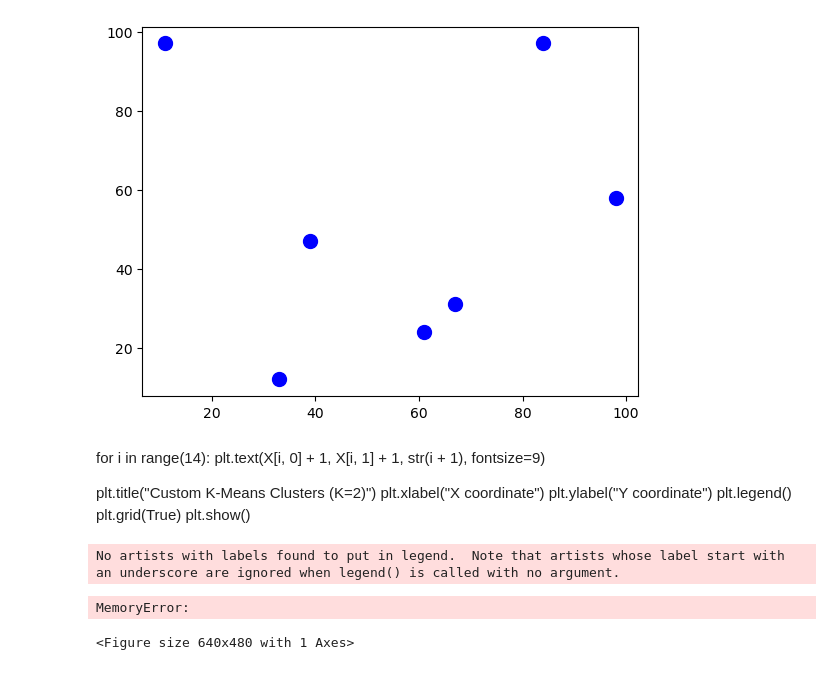
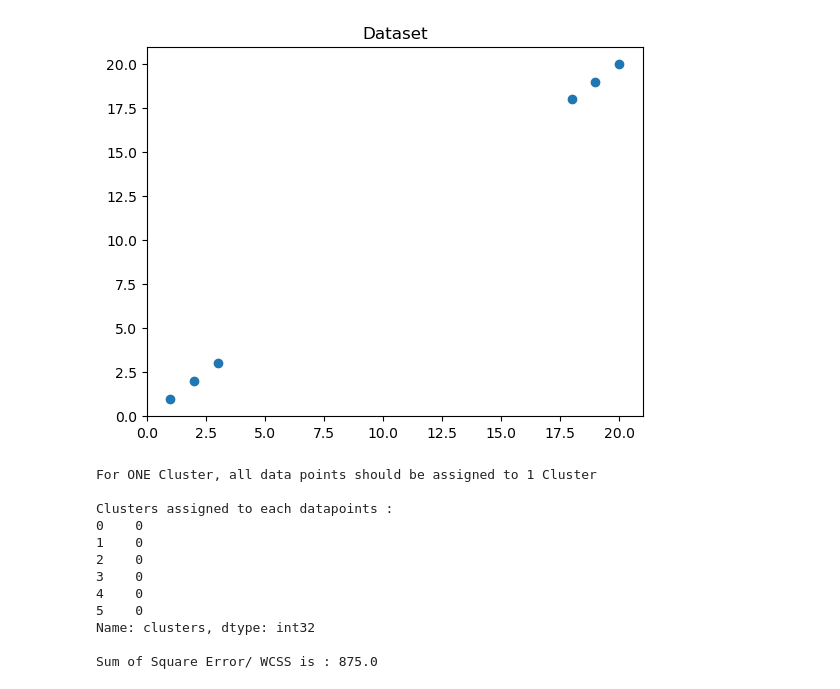
Before and after one commit to RameshBandari26/Machine_Learning_Lab, a Jupyter notebook: week10/cluster.ipynb, the cells around one changed output. Saved outputs shown, nothing was run; the diff lists cells and outputs as text; code cells hidden in the pictures.

```diff
--- a/week10/cluster.ipynb
+++ b/week10/cluster.ipynb
@@ -23,31 +0,0 @@ for i in cluster1_points:
-# %%
-
-# Cluster 2 - Blue
-for i in cluster2_points:
-    plt.scatter(X[i-1, 0], X[i-1, 1], c='blue', s=100, label='Cluster 2' if i == cluster2_points[0] else "")
-# %% [output]
-[figure, removed]
-# %% [markdown]
-for i in range(14):
-    plt.text(X[i, 0] + 1, X[i, 1] + 1, str(i + 1), fontsize=9)
-
-plt.title("Custom K-Means Clusters (K=2)")
-plt.xlabel("X coordinate")
-plt.ylabel("Y coordinate")
-plt.legend()
-plt.grid(True)
-plt.show()
-# %%
-for i in range(14):
-    plt.text(X[i, 0] + 1, X[i, 1] + 1, str(i + 1), fontsize=9)
-
-plt.title("Custom K-Means Clusters (K=2)")
-plt.xlabel("X coordinate")
-plt.ylabel("Y coordinate")
-plt.legend()
-plt.grid(True)
-plt.show()
-# %% [output]
-No artists with labels found to put in legend.  Note that artists whose label start with an underscore are ignored when legend() is called with no argument.
-MemoryError:
-<Figure size 640x480 with 1 Axes>
@@ -53,0 +15,37 @@ MemoryError:
+# %%
+# Lets take an small example
+
+x_axis = np.array([1,2,3,18,19,20])
+y_axis = np.array([1,2,3,18,19,20])
+
+data = pd.DataFrame({'x':x_axis, 'y':y_axis})
+
+plt.plot()
+plt.xlim([0,21])
+plt.ylim([0,21])
+plt.title('Dataset')
+plt.scatter(x_axis,y_axis)
+plt.show()
+# %% [output]
+[figure, added]
+# %%
+print('For ONE Cluster, all data points should be assigned to 1 Cluster\n')
+
+kmeans = KMeans(n_clusters = 1, max_iter = 100).fit(data)
+data['clusters'] = kmeans.labels_
+print('Clusters assigned to each datapoints :')
+print(data['clusters'])
+print('\nSum of Square Error/ WCSS is :',kmeans.inertia_)
+# %% [output]
+For ONE Cluster, all data points should be assigned to 1 Cluster
+
+Clusters assigned to each datapoints :
+0    0
+1    0
+2    0
+3    0
+4    0
+5    0
+Name: clusters, dtype: int32
+
+Sum of Square Error/ WCSS is : 875.0
```
Also changed, not shown: parts of 16 cells of this notebook.
